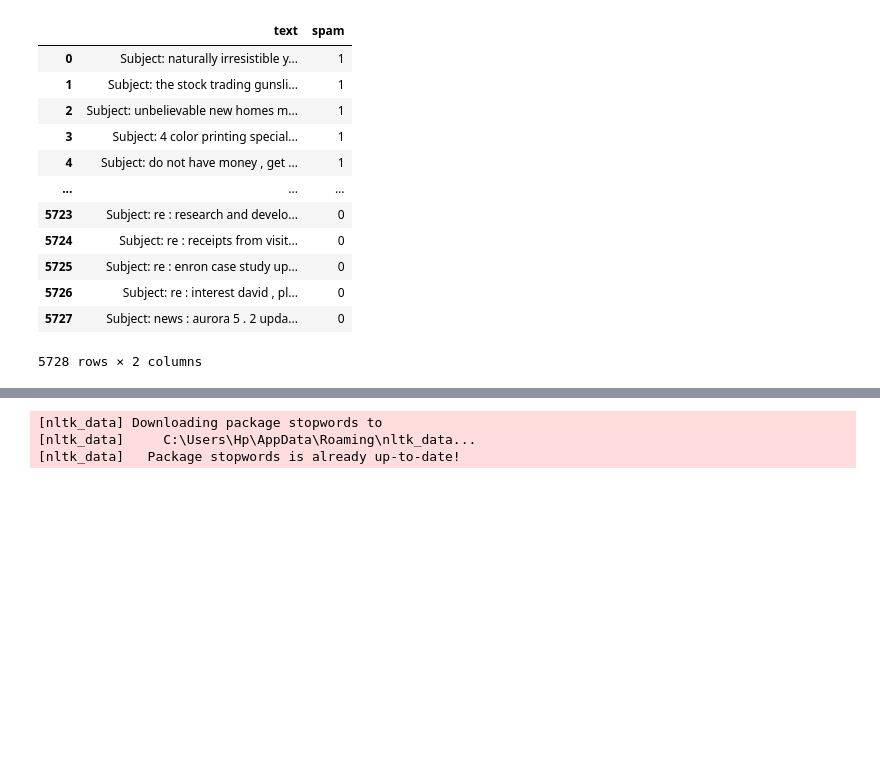
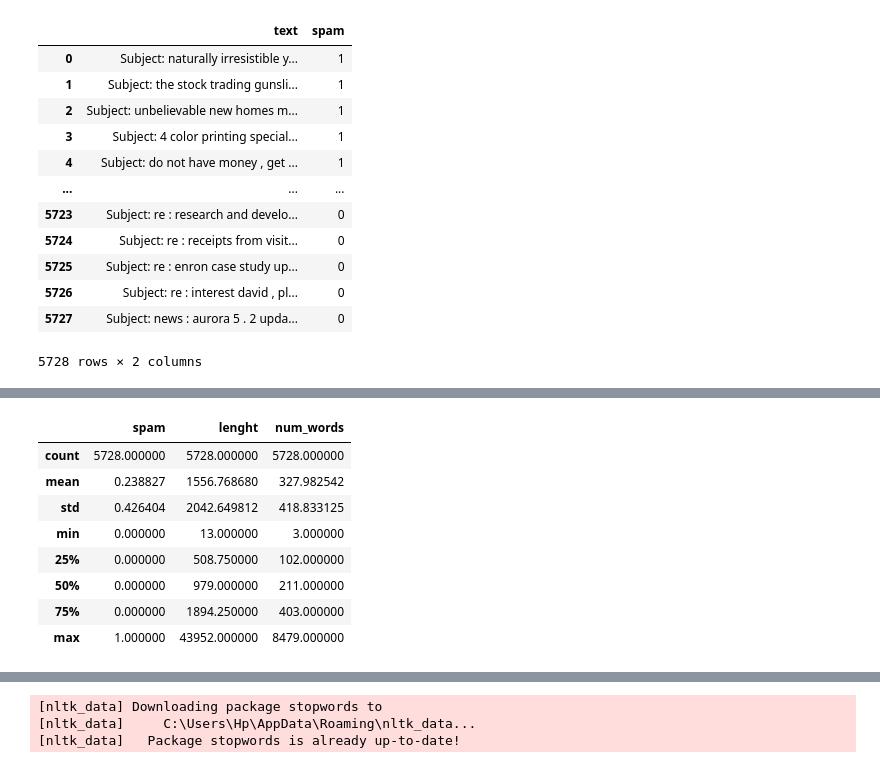
Before and after one commit to AbdulRafay03/NLP-stuff, a Jupyter notebook: email.ipynb, the cells around one changed output, grey strips where cells are left out. Drawn from its saved outputs; the diff is of its cells as text; code cells hidden in the pictures; blank space fills up the shorter version.

```diff
--- a/email.ipynb
+++ b/email.ipynb
@@ -68,3 +90,15 @@ df['lenght'] = df['text'].apply(len)
+# %%
+df.describe()
+# %% [output]
+|  | spam | lenght | num_words |
+| count | 5728.000000 | 5728.000000 | 5728.000000 |
+| mean | 0.238827 | 1556.768680 | 327.982542 |
+| std | 0.426404 | 2042.649812 | 418.833125 |
+| min | 0.000000 | 13.000000 | 3.000000 |
+| 25% | 0.000000 | 508.750000 | 102.000000 |
+| 50% | 0.000000 | 979.000000 | 211.000000 |
+| 75% | 0.000000 | 1894.250000 | 403.000000 |
+| max | 1.000000 | 43952.000000 | 8479.000000 |
 # %%
 df
 # %% [output]
```
Also changed, not shown: parts of 13 cells of this notebook.
